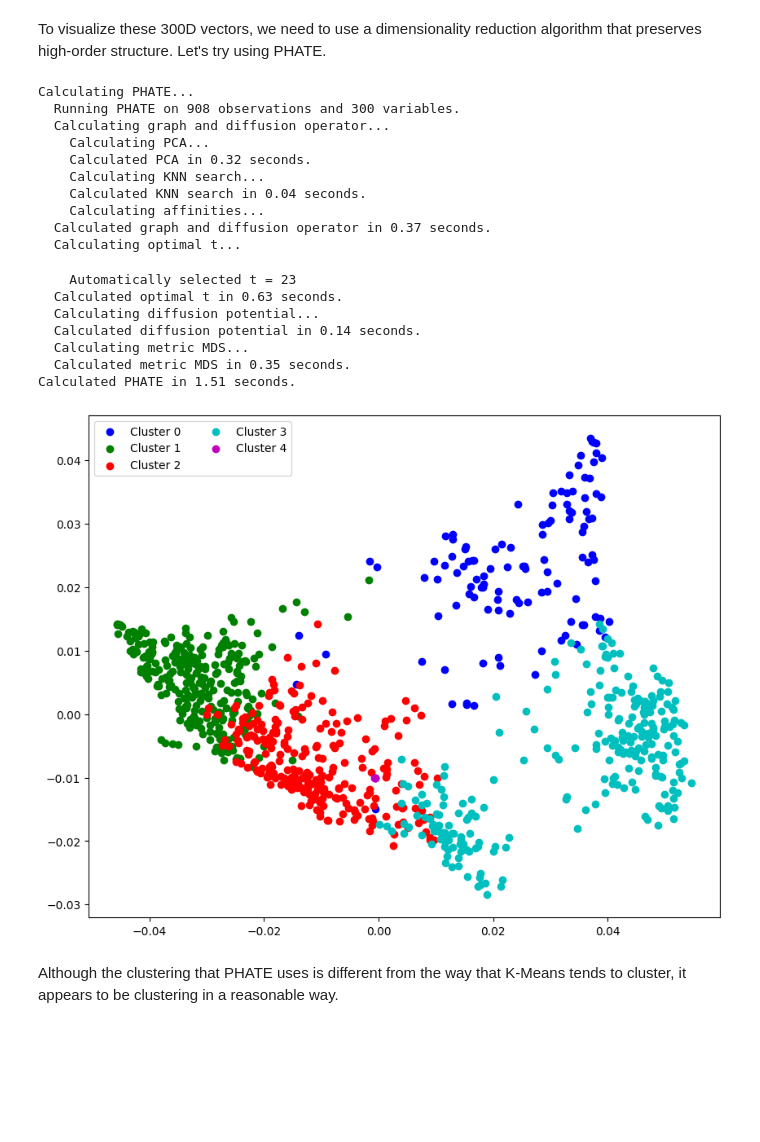
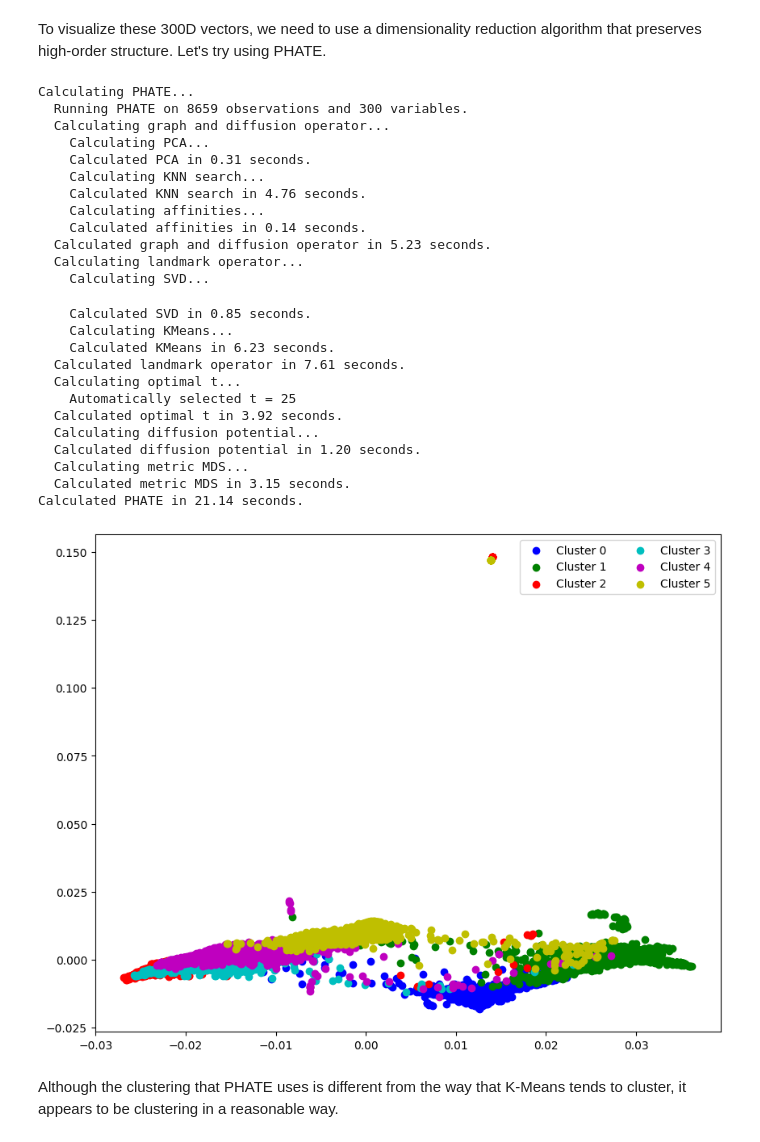
Before and after one commit to EthanDayley/asd-siloing-exploratory, a Jupyter notebook: data_analysis/word_embeddings.ipynb, the cells around one changed output. Saved outputs shown, nothing was run; the diff lists cells and outputs as text; code cells hidden in the pictures; blank space fills up the shorter version.

Commit message:
Successfully clustered results with full set of articles

```diff
--- a/data_analysis/word_embeddings.ipynb
+++ b/data_analysis/word_embeddings.ipynb
@@ -154,8 +155,8 @@ a1 x a2: [[0.8164298]]
 ## Simple Average Word Embeddings Test
 We need to validate our word embeddings as a metric for text similarity. To do so, we will take advantage of the included articles on Aspergillus and perform a simple t-test.
 # %%
-non_asg_we = [get_text_avg(gn_vectors, i) for i in filtered_abstracts]
-asg_we = [get_text_avg(gn_vectors, i) for i in asg_abstracts]
+non_asg_we = [get_text_avg(gn_vectors, i) for i in random.sample(filtered_abstracts, 800)]
+asg_we = [get_text_avg(gn_vectors, i) for i in random.sample(asg_abstracts, 800)]
 # %%
 # within-group cosine similarity
 wig_cs = []
@@ -436,5 +439,5 @@ Based on the silhouette plot above, let's try picking k=5.
 # %%
-num_clusters = 5
+num_clusters = 6
 # %%
 clustering, cluster_labels, sil_score = mbkmeans_clusters(X=all_we,
                                             k=num_clusters,
@@ -532,30 +537,37 @@ po = phate.PHATE()
 ph_all_we = po.fit_transform(np.array(all_we))
 # %% [output]
 Calculating PHATE...
-  Running PHATE on 908 observations and 300 variables.
+  Running PHATE on 8659 observations and 300 variables.
   Calculating graph and diffusion operator...
     Calculating PCA...
-    Calculated PCA in 0.32 seconds.
+    Calculated PCA in 0.31 seconds.
     Calculating KNN search...
-    Calculated KNN search in 0.04 seconds.
+    Calculated KNN search in 4.76 seconds.
     Calculating affinities...
-  Calculated graph and diffusion operator in 0.37 seconds.
-  Calculating optimal t...
+    Calculated affinities in 0.14 seconds.
+  Calculated graph and diffusion operator in 5.23 seconds.
+  Calculating landmark operator...
+    Calculating SVD...
-    Automatically selected t = 23
-  Calculated optimal t in 0.63 seconds.
+    Calculated SVD in 0.85 seconds.
+    Calculating KMeans...
+    Calculated KMeans in 6.23 seconds.
+  Calculated landmark operator in 7.61 seconds.
+  Calculating optimal t...
+    Automatically selected t = 25
+  Calculated optimal t in 3.92 seconds.
   Calculating diffusion potential...
-  Calculated diffusion potential in 0.14 seconds.
+  Calculated diffusion potential in 1.20 seconds.
   Calculating metric MDS...
-  Calculated metric MDS in 0.35 seconds.
-Calculated PHATE in 1.51 seconds.
+  Calculated metric MDS in 3.15 seconds.
+Calculated PHATE in 21.14 seconds.
 # %%
 plt.figure(figsize=(10,8))
-for i in u_cluster_labels:
+for i in u_cluster_labels[0:]:
     plt.scatter(ph_all_we[cluster_labels == i, 0], ph_all_we[cluster_labels == i, 1], label=f'Cluster {i}', c=color_set[i])
 plt.legend(fontsize = 10, ncol = 2)
 plt.show()
 # %% [output]
-[figure, old version]
+[figure, new version]
 # %% [markdown]
 Although the clustering that PHATE uses is different from the way that K-Means tends to cluster, it appears to be clustering in a reasonable way.
 # %% [markdown]
```
Also changed, not shown: parts of 15 cells of this notebook.
